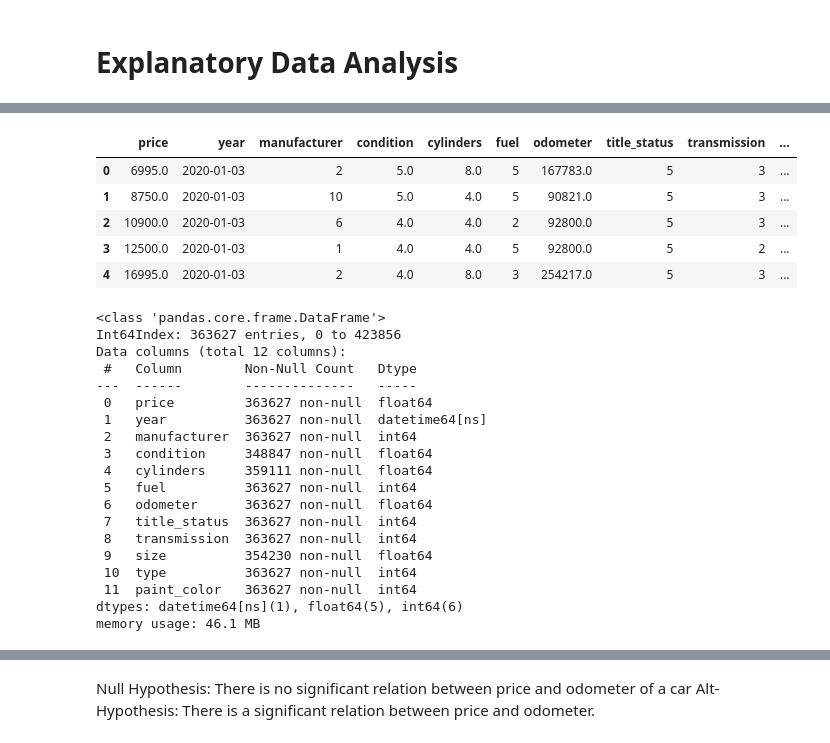
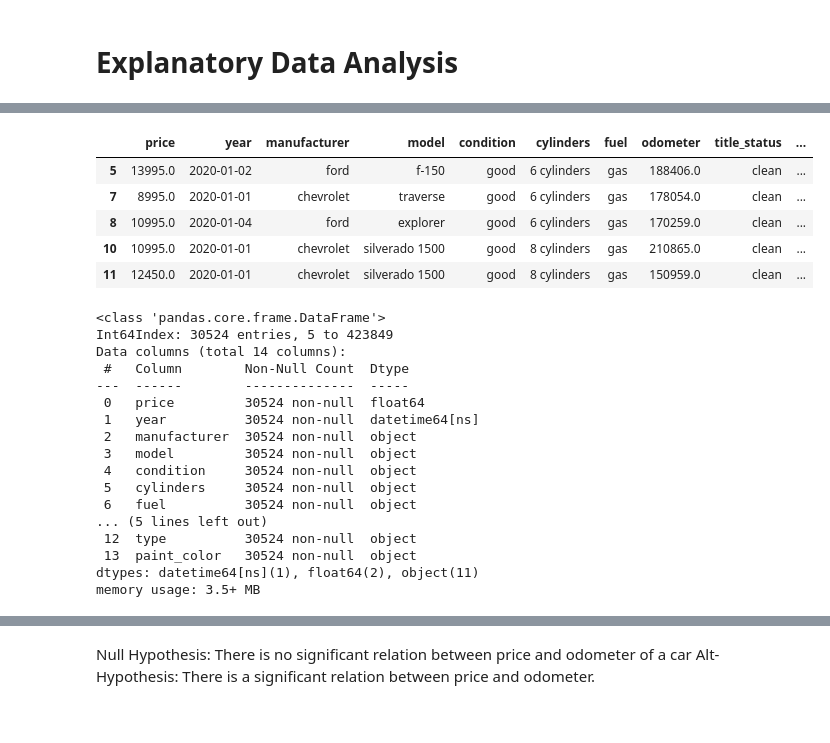
Before and after one commit to TemesgenGT/Springboard_5, a Jupyter notebook: CapStone_Two_Springboard.ipynb, the cells around one changed output, grey strips where cells are left out. Saved outputs shown, nothing was run; the diff lists cells and outputs as text; code cells hidden in the pictures.

```diff
--- a/CapStone_Two_Springboard.ipynb
+++ b/CapStone_Two_Springboard.ipynb
@@ -90,7 +109,7 @@ Index(['id', 'url', 'region', 'region_url', 'price', 'year', 'manufacturer',
 # %%
 # Sub grouping the variable to be dropped
 
-df1 = df1.drop(['id', 'url','region','region_url', 'vin','lat', 'long', 'image_url','description',
-                'model', 'drive','county', 'state'], axis = 1)
+
+df1 = df1.drop(['id', 'url', 'region', 'region_url', 'vin','image_url', 'description', 'county', 'state', 'lat', 'long'], axis = 1)
 df1.head()
 # %% [output]
@@ -331,0 +391,4 @@ memory usage: 46.1+ MB
+# %%
+df1.dropna(axis = 0, how = 'any', inplace = True)
+# %%
+df2 = df1.copy()
@@ -520,31 +618,29 @@ df1['manufacturer'] = df1['manufacturer'].map(manu_type)
 # %%
-df1.head()
+df2.head()
 # %% [output]
-|  | price | year | manufacturer | condition | cylinders | fuel | odometer | title_status | transmission | ... |
-| 0 | 6995.0 | 2020-01-03 | 2 | 5.0 | 8.0 | 5 | 167783.0 | 5 | 3 | ... |
-| 1 | 8750.0 | 2020-01-03 | 10 | 5.0 | 4.0 | 5 | 90821.0 | 5 | 3 | ... |
-| 2 | 10900.0 | 2020-01-03 | 6 | 4.0 | 4.0 | 2 | 92800.0 | 5 | 3 | ... |
-| 3 | 12500.0 | 2020-01-03 | 1 | 4.0 | 4.0 | 5 | 92800.0 | 5 | 2 | ... |
-| 4 | 16995.0 | 2020-01-03 | 2 | 4.0 | 8.0 | 3 | 254217.0 | 5 | 3 | ... |
+|  | price | year | manufacturer | model | condition | cylinders | fuel | odometer | title_status | ... |
+| 5 | 13995.0 | 2020-01-02 | ford | f-150 | good | 6 cylinders | gas | 188406.0 | clean | ... |
+| 7 | 8995.0 | 2020-01-01 | chevrolet | traverse | good | 6 cylinders | gas | 178054.0 | clean | ... |
+| 8 | 10995.0 | 2020-01-04 | ford | explorer | good | 6 cylinders | gas | 170259.0 | clean | ... |
+| 10 | 10995.0 | 2020-01-01 | chevrolet | silverado 1500 | good | 8 cylinders | gas | 210865.0 | clean | ... |
+| 11 | 12450.0 | 2020-01-01 | chevrolet | silverado 1500 | good | 8 cylinders | gas | 150959.0 | clean | ... |
 # %%
-df1.info()
+df2.info()
 # %% [output]
 <class 'pandas.core.frame.DataFrame'>
-Int64Index: 363627 entries, 0 to 423856
-Data columns (total 12 columns):
- #   Column        Non-Null Count   Dtype
----  ------        --------------   -----
- 0   price         363627 non-null  float64
- 1   year          363627 non-null  datetime64[ns]
- 2   manufacturer  363627 non-null  int64
- 3   condition     348847 non-null  float64
- 4   cylinders     359111 non-null  float64
- 5   fuel          363627 non-null  int64
- 6   odometer      363627 non-null  float64
- 7   title_status  363627 non-null  int64
- 8   transmission  363627 non-null  int64
- 9   size          354230 non-null  float64
- 10  type          363627 non-null  int64
- 11  paint_color   363627 non-null  int64
-dtypes: datetime64[ns](1), float64(5), int64(6)
-memory usage: 46.1 MB
+Int64Index: 30524 entries, 5 to 423849
+Data columns (total 14 columns):
+ #   Column        Non-Null Count  Dtype
+---  ------        --------------  -----
+ 0   price         30524 non-null  float64
+ 1   year          30524 non-null  datetime64[ns]
+ 2   manufacturer  30524 non-null  object
+ 3   model         30524 non-null  object
+ 4   condition     30524 non-null  object
+ 5   cylinders     30524 non-null  object
+ 6   fuel          30524 non-null  object
+... (5 lines left out)
+ 12  type          30524 non-null  object
+ 13  paint_color   30524 non-null  object
+dtypes: datetime64[ns](1), float64(2), object(11)
+memory usage: 3.5+ MB
```
Also changed, not shown: parts of 108 cells of this notebook.
